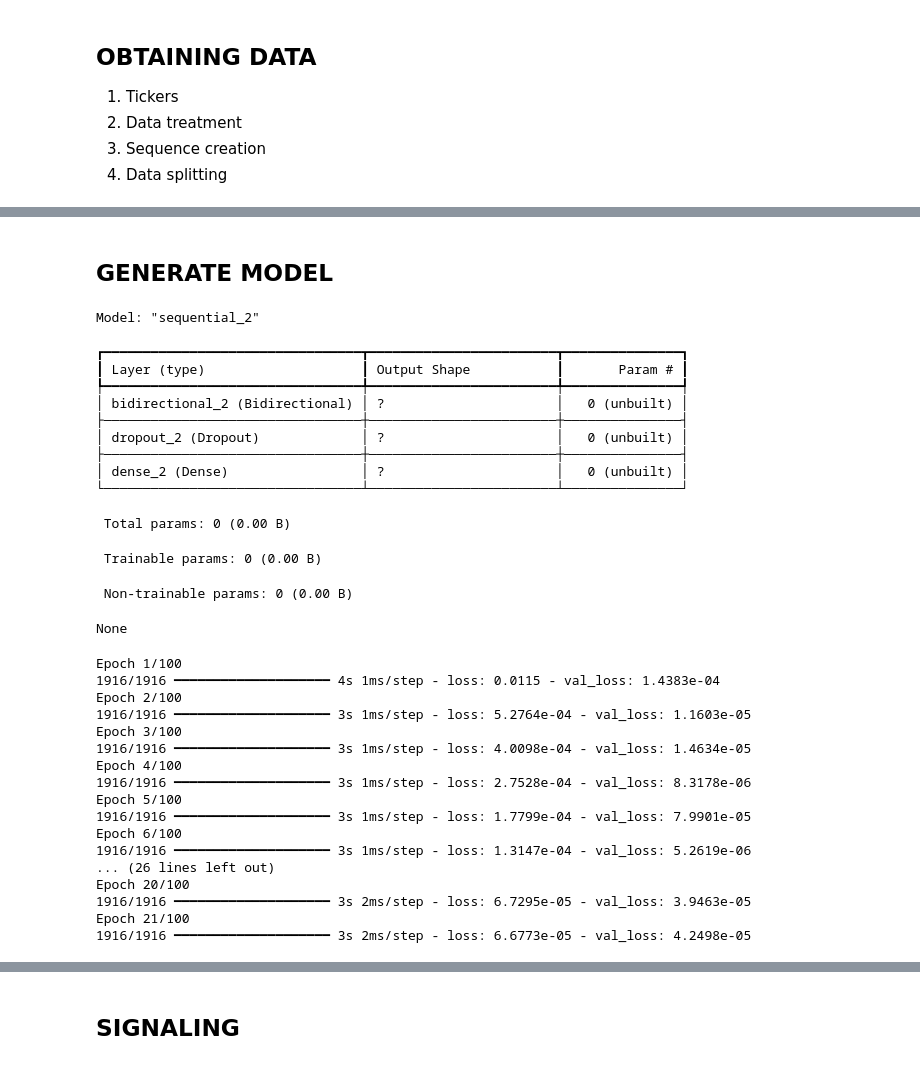
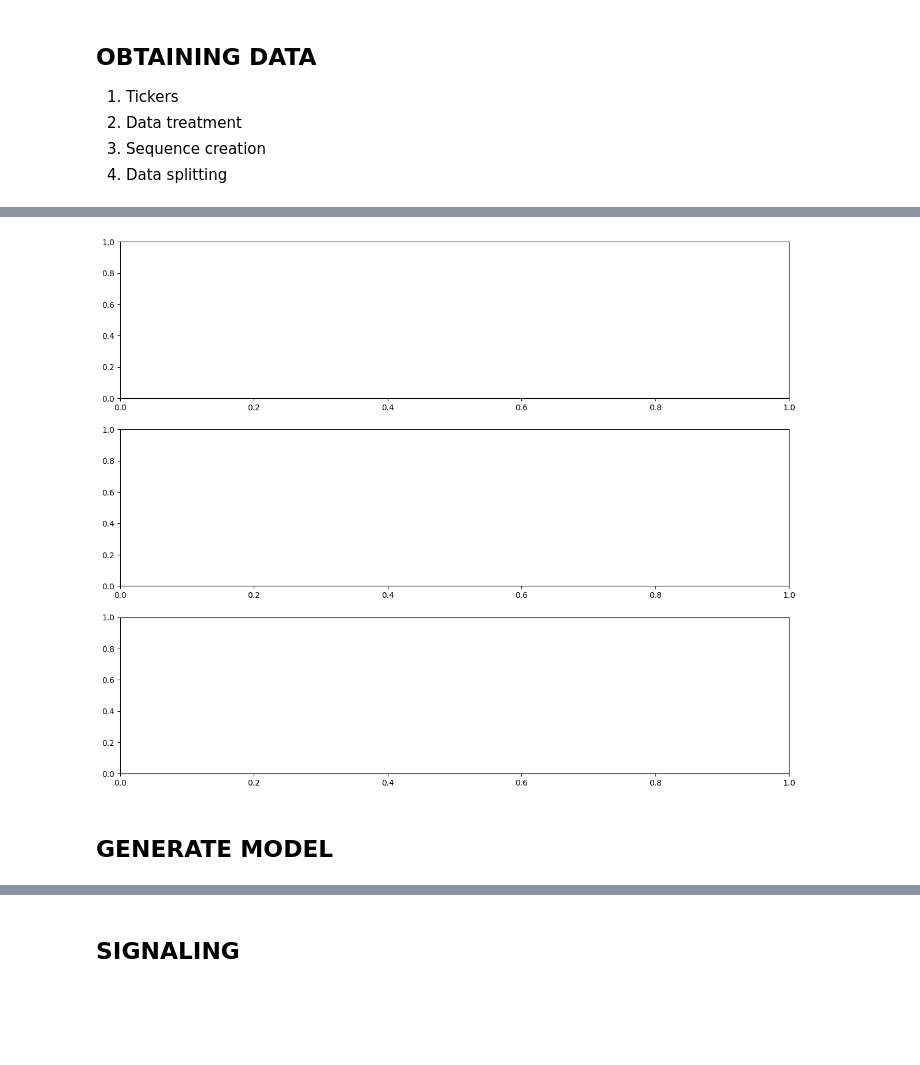
Before and after one commit to imvignardi96/market-predictor, a Jupyter notebook: .old/LSTM_models.ipynb, the cells around one changed output, grey strips where cells are left out. Saved outputs shown, nothing was run; the diff lists cells and outputs as text; code cells hidden in the pictures; blank space fills up the shorter version.

```diff
--- a/.old/LSTM_models.ipynb
+++ b/.old/LSTM_models.ipynb
@@ -312,30 +360,10 @@ Shape of y_test: (1915,)
+# %%
+from utils.plotter import LSTMPlotter
+
+plotter = LSTMPlotter(rows=3, cols=1)
+
+None
+# %% [output]
+[figure, added]
 # %% [markdown]
 ## GENERATE MODEL
-# %%
-# Build the LSTM model #
-########################
-model = Sequential()
-model.add(Bidirectional(LSTM(units=lstm_complexity, return_sequences=False, input_shape=(X_train.shape[1], X_train.shape[2]))))
-# model.add(Bidirectional(LSTM(units=lstm_complexity, return_sequences=True)))
-# model.add(Bidirectional(LSTM(units=lstm_complexity)))
-model.add(Dropout(0.2))
-# model.add(LSTM(units=50, return_sequences=False))
-# model.add(Dropout(0.2))
-model.add(Dense(units=out_pred))
-
-print(model.summary())
-# %% [output]
-Model: "sequential_2"
-┏━━━━━━━━━━━━━━━━━━━━━━━━━━━━━━━━━┳━━━━━━━━━━━━━━━━━━━━━━━━┳━━━━━━━━━━━━━━━┓
-┃ Layer (type)                    ┃ Output Shape           ┃       Param # ┃
-┡━━━━━━━━━━━━━━━━━━━━━━━━━━━━━━━━━╇━━━━━━━━━━━━━━━━━━━━━━━━╇━━━━━━━━━━━━━━━┩
-│ bidirectional_2 (Bidirectional) │ ?                      │   0 (unbuilt) │
-├─────────────────────────────────┼────────────────────────┼───────────────┤
-│ dropout_2 (Dropout)             │ ?                      │   0 (unbuilt) │
-├─────────────────────────────────┼────────────────────────┼───────────────┤
-│ dense_2 (Dense)                 │ ?                      │   0 (unbuilt) │
-└─────────────────────────────────┴────────────────────────┴───────────────┘
- Total params: 0 (0.00 B)
- Trainable params: 0 (0.00 B)
- Non-trainable params: 0 (0.00 B)
-None
@@ -350,20 +369,0 @@ early_stopping = EarlyStopping(monitor='val_loss', patience=10, restore_best_wei
-# %%
-history = model.fit(X_train, y_train, validation_data=(X_val, y_val), epochs=epochs, batch_size=batches, callbacks=[cp,early_stopping])
-# %% [output]
-Epoch 1/100
-1916/1916 ━━━━━━━━━━━━━━━━━━━━ 4s 1ms/step - loss: 0.0115 - val_loss: 1.4383e-04
-Epoch 2/100
-1916/1916 ━━━━━━━━━━━━━━━━━━━━ 3s 1ms/step - loss: 5.2764e-04 - val_loss: 1.1603e-05
-Epoch 3/100
-1916/1916 ━━━━━━━━━━━━━━━━━━━━ 3s 1ms/step - loss: 4.0098e-04 - val_loss: 1.4634e-05
-Epoch 4/100
-1916/1916 ━━━━━━━━━━━━━━━━━━━━ 3s 1ms/step - loss: 2.7528e-04 - val_loss: 8.3178e-06
-Epoch 5/100
-1916/1916 ━━━━━━━━━━━━━━━━━━━━ 3s 1ms/step - loss: 1.7799e-04 - val_loss: 7.9901e-05
-Epoch 6/100
-1916/1916 ━━━━━━━━━━━━━━━━━━━━ 3s 1ms/step - loss: 1.3147e-04 - val_loss: 5.2619e-06
-... (26 lines left out)
-Epoch 20/100
-1916/1916 ━━━━━━━━━━━━━━━━━━━━ 3s 2ms/step - loss: 6.7295e-05 - val_loss: 3.9463e-05
-Epoch 21/100
-1916/1916 ━━━━━━━━━━━━━━━━━━━━ 3s 2ms/step - loss: 6.6773e-05 - val_loss: 4.2498e-05
```
Also changed, not shown: parts of 14 cells of this notebook, 1 other file.
